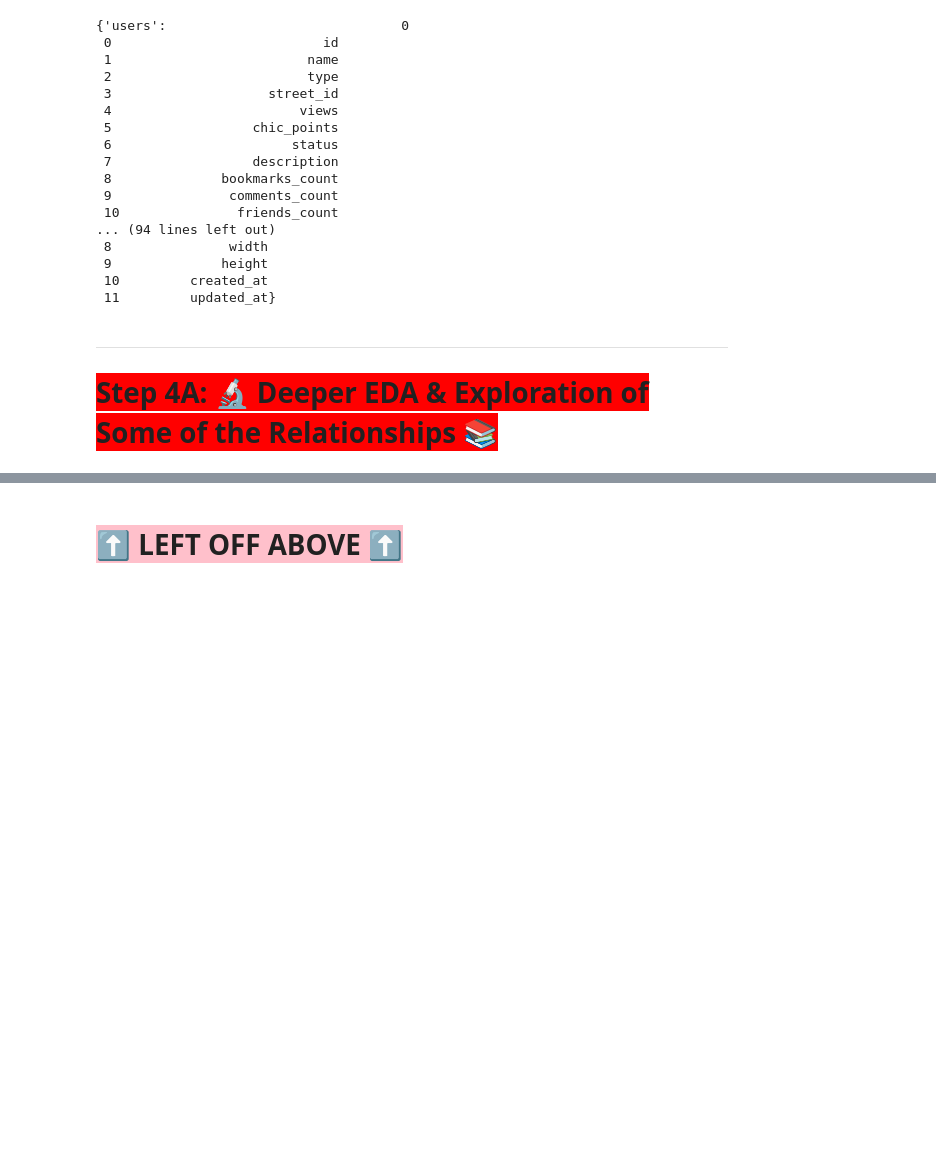
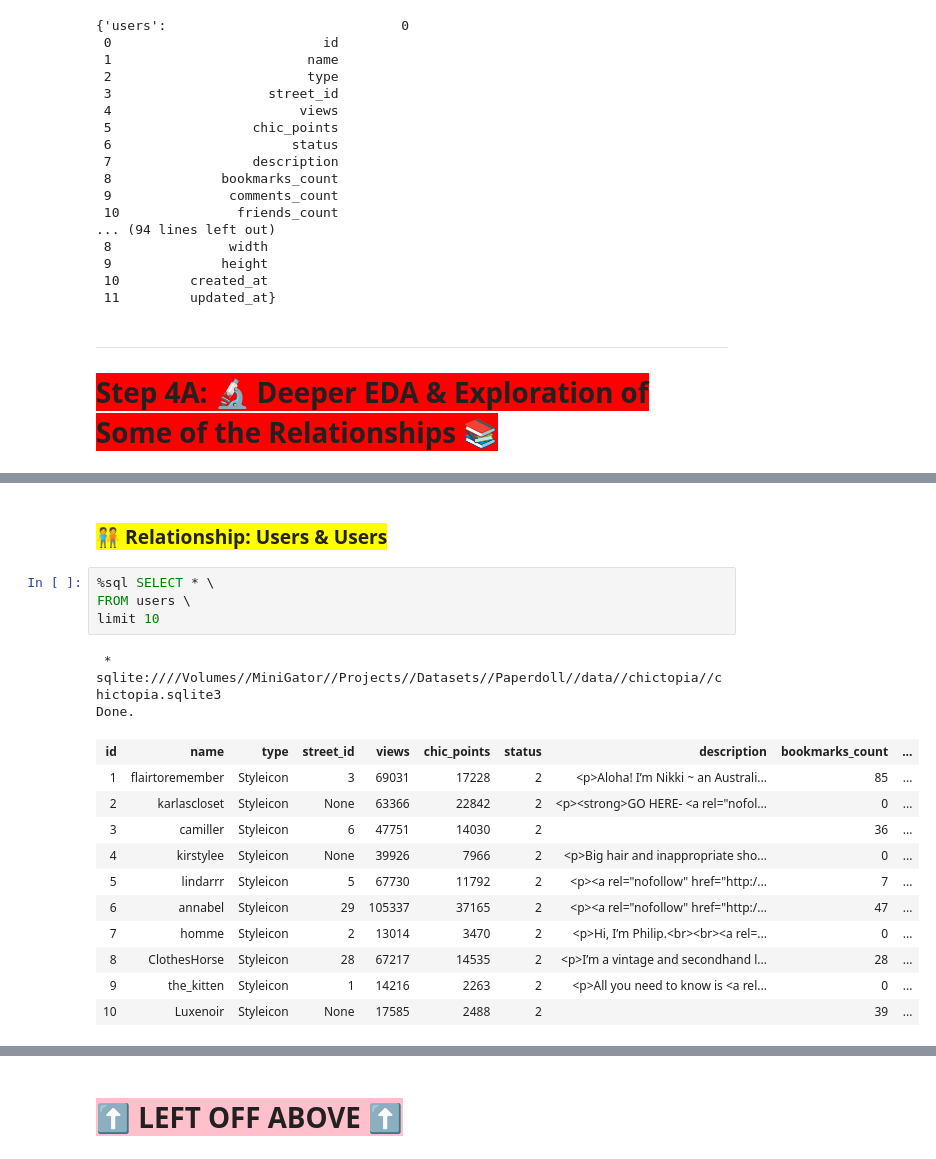
Before and after one commit to StyleVerse/Outfit-Recommender, a Jupyter notebook: notebooks/Step2_EDA/Step2_EDA_PaperDolls.ipynb, the cells around one changed output, grey strips where cells are left out. Drawn from its saved outputs; the diff is of its cells as text; blank space fills up the shorter version.

```diff
--- a/notebooks/Step2_EDA/Step2_EDA_PaperDolls.ipynb
+++ b/notebooks/Step2_EDA/Step2_EDA_PaperDolls.ipynb
@@ -464,0 +527,20 @@ color_taggings_sample.sample(n=10)
+# %% [markdown]
+### <span style='background :yellow' > 🧑‍🤝‍🧑 Relationship: Users & Users  </span>
+# %%
+%sql SELECT * \
+FROM users \
+limit 10
+# %% [output]
+ * sqlite:////Volumes//MiniGator//Projects//Datasets//Paperdoll//data//chictopia//chictopia.sqlite3
+Done.
+| id | name | type | street_id | views | chic_points | status | description | bookmarks_count | ... |
+| 1 | flairtoremember | Styleicon | 3 | 69031 | 17228 | 2 | <p>Aloha! I’m Nikki ~ an Australi... | 85 | ... |
+| 2 | karlascloset | Styleicon | None | 63366 | 22842 | 2 | <p><strong>GO HERE- <a rel="nofol... | 0 | ... |
+| 3 | camiller | Styleicon | 6 | 47751 | 14030 | 2 |  | 36 | ... |
+| 4 | kirstylee | Styleicon | None | 39926 | 7966 | 2 | <p>Big hair and inappropriate sho... | 0 | ... |
+| 5 | lindarrr | Styleicon | 5 | 67730 | 11792 | 2 | <p><a rel="nofollow" href="http:/... | 7 | ... |
+| 6 | annabel | Styleicon | 29 | 105337 | 37165 | 2 | <p><a rel="nofollow" href="http:/... | 47 | ... |
+| 7 | homme | Styleicon | 2 | 13014 | 3470 | 2 | <p>Hi, I’m Philip.<br><br><a rel=... | 0 | ... |
+| 8 | ClothesHorse | Styleicon | 28 | 67217 | 14535 | 2 | <p>I’m a vintage and secondhand l... | 28 | ... |
+| 9 | the_kitten | Styleicon | 1 | 14216 | 2263 | 2 | <p>All you need to know is <a rel... | 0 | ... |
+| 10 | Luxenoir | Styleicon | None | 17585 | 2488 | 2 |  | 39 | ... |
```
Also changed, not shown: parts of 84 cells of this notebook.
